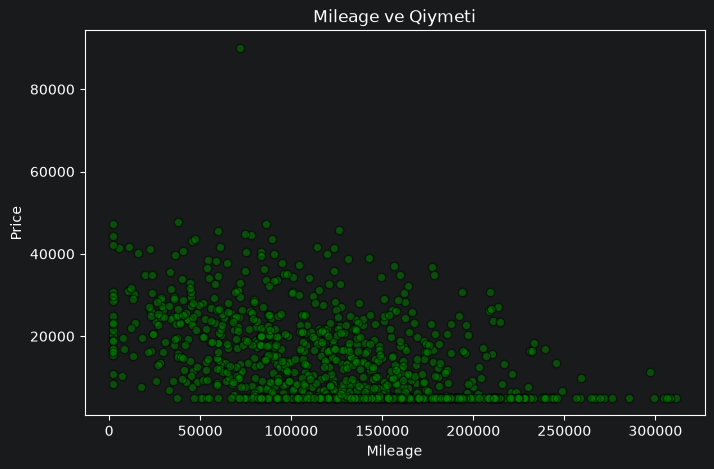
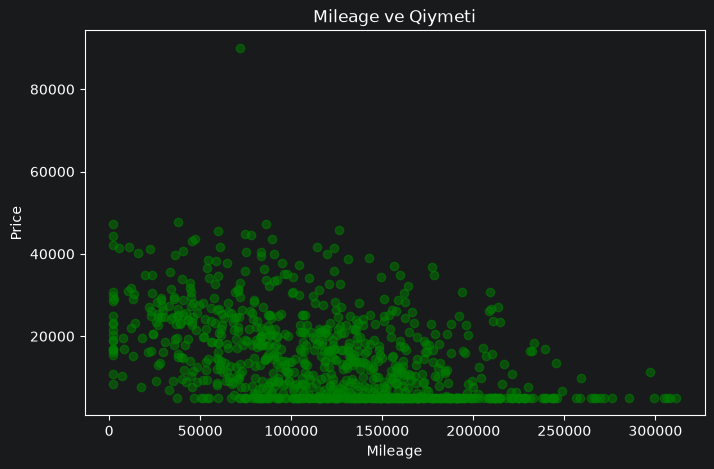
Unified diff of the notebook cell whose output changed from the first chart to the second:
--- before
+++ after
@@ -10,5 +10,5 @@
 plt.figure(figsize=(8,5))
 plt.title("Mileage ve Qiymeti")
-plt.scatter(df["Mileage_km"], df["Price_AZN"], c="green", alpha=0.5, edgecolor="black")
+plt.scatter(df["Mileage_km"], df["Price_AZN"], c="green", alpha=0.5)
 plt.xlabel("Mileage")
 plt.ylabel("Price")

Commit: PythonAI task8